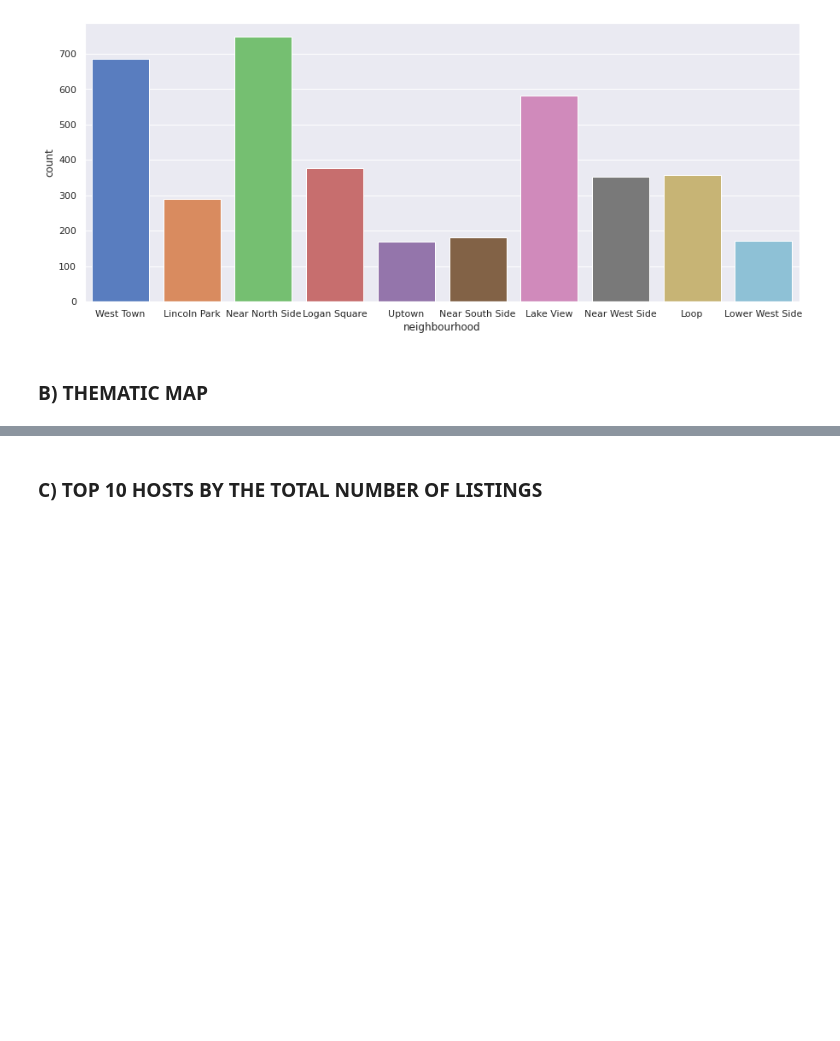
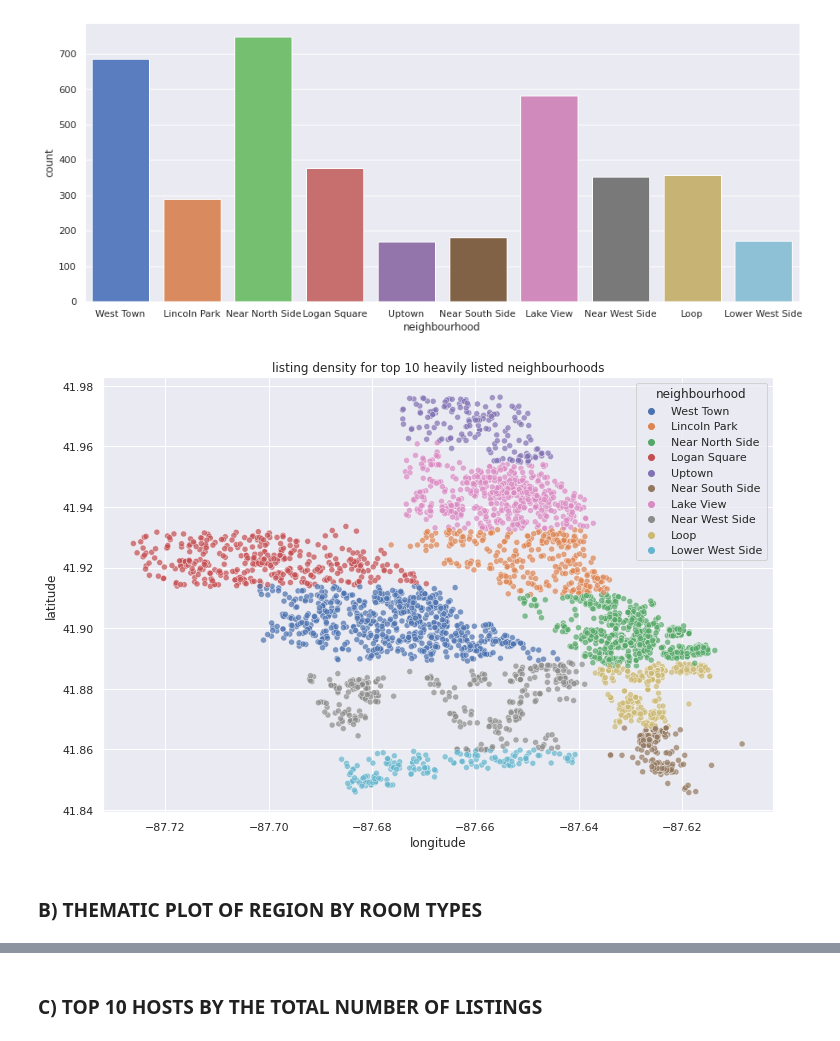
Before and after one commit to platypusjerry/Airbnb-chicago, a Jupyter notebook: airbnb_chicago_analysis.ipynb, the cells around one changed output, grey strips where cells are left out. Drawn from its saved outputs; the diff is of its cells as text; code cells hidden in the pictures; blank space fills up the shorter version.

```diff
--- a/airbnb_chicago_analysis.ipynb
+++ b/airbnb_chicago_analysis.ipynb
@@ -157,5 +162,20 @@ Lower West Side    173
 Uptown             170
 Name: neighbourhood, dtype: int64
 [figure]
+# %%
+np_1.to_frame()
+np_1 = pd.DataFrame(np_1, columns=['neighbourhood'])
+np_1.reset_index(level=0, inplace=True)
+np_1.rename(columns={'index':'neighbourhood', 'neighbourhood':'listings'})
+
+np_2 = listing.loc[listing['neighbourhood'].isin(['Near North Side','West Town', 'Lake View', 'Logan Square', 'Loop', 'Near West Side', 'Lincoln Park', 'Near South Side', 'Lower West Side', 'Uptown'])]
+np_3 = np_2[['neighbourhood','latitude', 'longitude']]
+
+fig = plt.gcf()
+fig.set_size_inches(12, 8)
+g = sns.scatterplot(data=np_3, y="latitude", x="longitude", hue="neighbourhood", alpha=0.7)
+g.set_title('listing density for top 10 heavily listed neighbourhoods');
+# %% [output]
+[figure, added]
 # %% [markdown]
-### **B) THEMATIC MAP**
+### **B) THEMATIC PLOT OF REGION BY ROOM TYPES**
```
Also changed, not shown: parts of 12 cells of this notebook.
